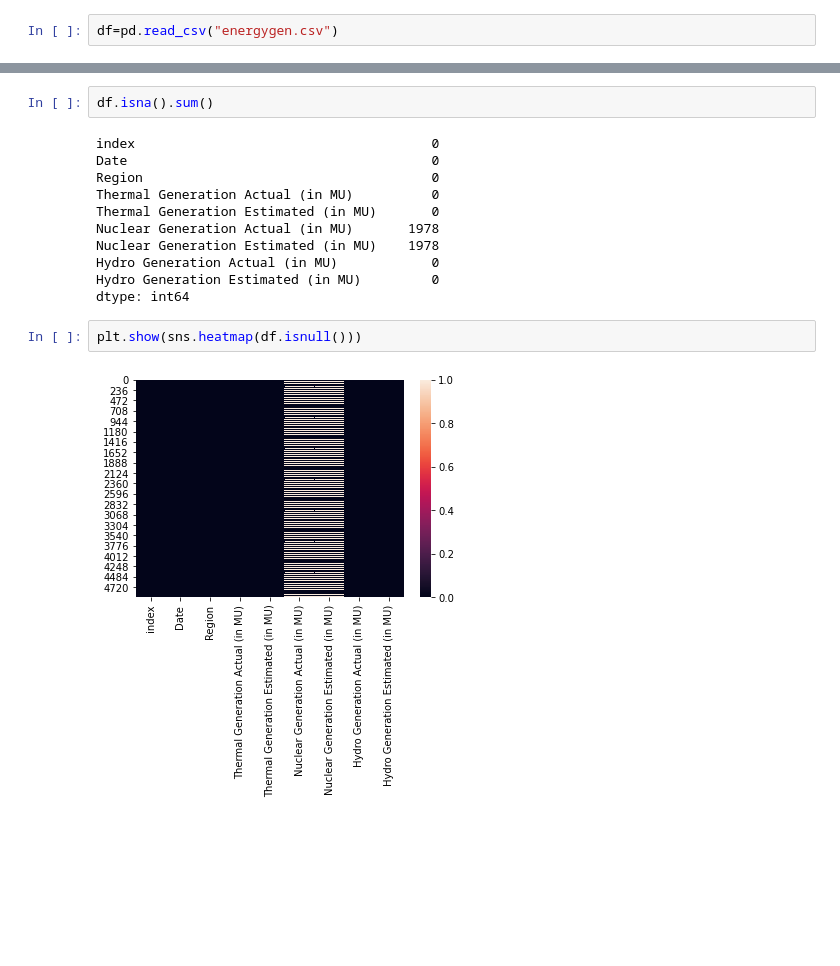
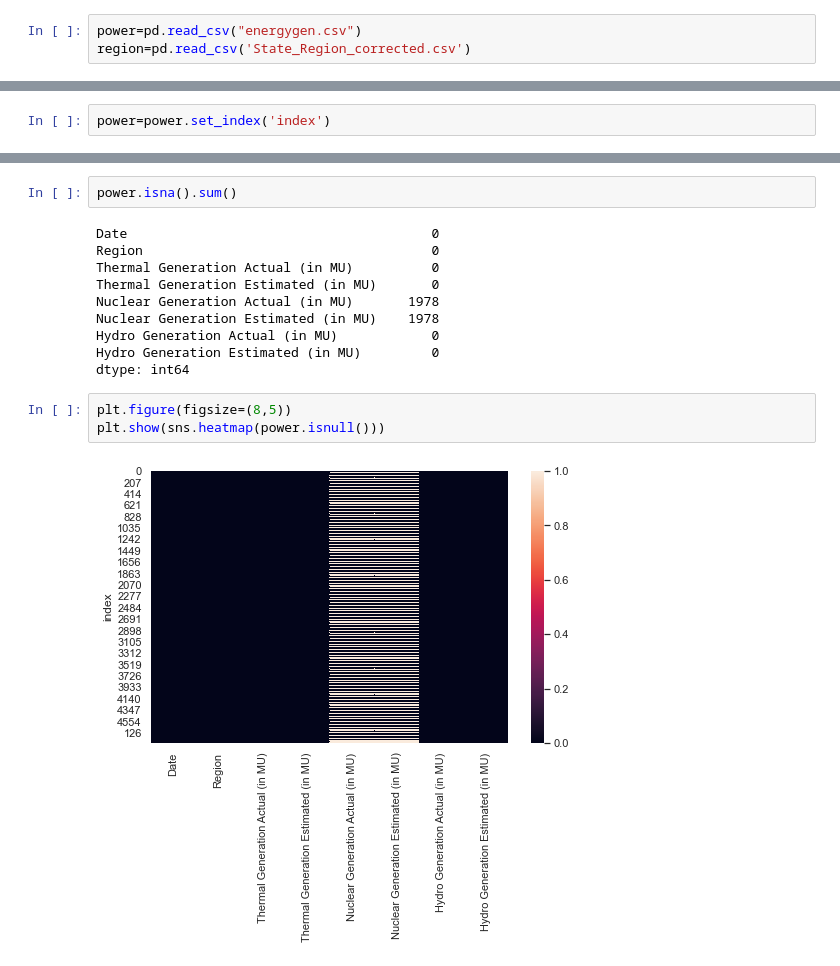
Before and after one commit to SheCodes-IEEE-CIS-GHRCE/Electricity-Generation-Analysis-and-Prediction-in-India, a Jupyter notebook: Elec-gen.ipynb, the cells around one changed output, grey strips where cells are left out. Drawn from its saved outputs; the diff is of its cells as text; blank space fills up the shorter version.

Commit message:
Added graphs

```diff
--- a/Elec-gen.ipynb
+++ b/Elec-gen.ipynb
@@ -4,3 +9,4 @@ import seaborn as sns
 # %%
-df=pd.read_csv("energygen.csv")
+power=pd.read_csv("energygen.csv")
+region=pd.read_csv('State_Region_corrected.csv')
 # %%
@@ -12,3 +18,5 @@ df.head()
 | 2 | 2 | 2017-09-01 | Southern | 576.66 | 578.55 | 62.73 | ... |
 | 3 | 3 | 2017-09-01 | Eastern | 441.02 | 429.39 | NaN | ... |
 | 4 | 4 | 2017-09-01 | NorthEastern | 29.11 | 15.91 | NaN | ... |
+# %%
+power=power.set_index('index')
@@ -46,7 +63,6 @@ df.describe()
 # %%
-df.isna().sum()
+power.isna().sum()
 # %% [output]
-index                                      0
 Date                                       0
 Region                                     0
 Thermal Generation Actual (in MU)          0
@@ -57,7 +73,8 @@ Hydro Generation Actual (in MU)            0
 Hydro Generation Estimated (in MU)         0
 dtype: int64
 # %%
-plt.show(sns.heatmap(df.isnull()))
+plt.figure(figsize=(8,5))
+plt.show(sns.heatmap(power.isnull()))
 # %% [output]
-[figure, old version]
+[figure, new version]
 # %%
```
Also changed, not shown: parts of 14 cells of this notebook.
